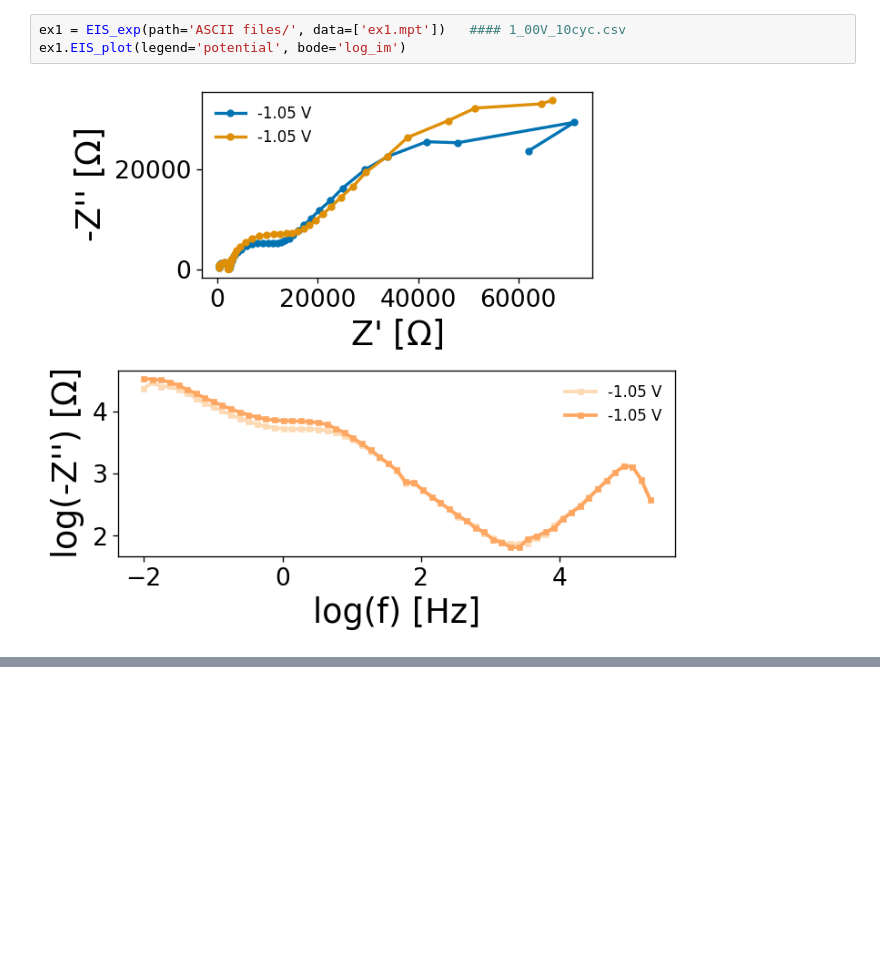
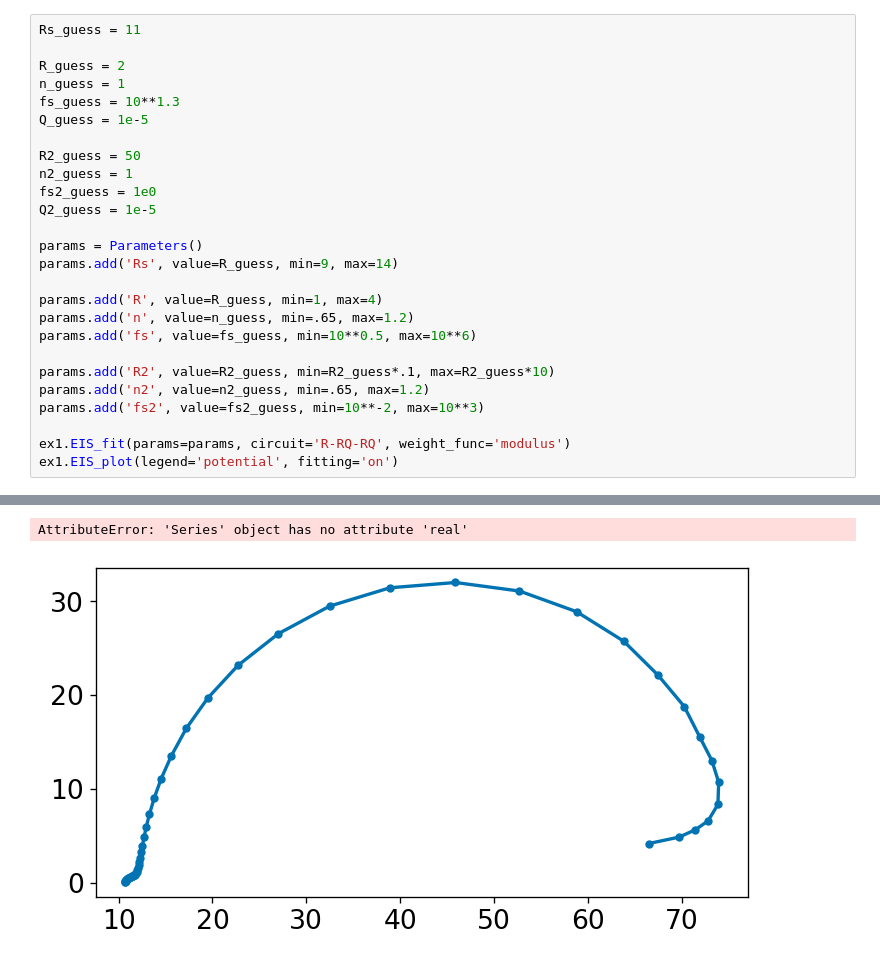
Before and after one commit to raulgarciadiez/EIS_HIROF, a Jupyter notebook: PyEIS_test.ipynb, the cells around one changed output, grey strips where cells are left out. Drawn from its saved outputs; the diff is of its cells as text; blank space fills up the shorter version.

```diff
--- a/PyEIS_test.ipynb
+++ b/PyEIS_test.ipynb
@@ -10,5 +10,27 @@ ex1.EIS_plot(legend='potential', bode='log_im')
-# %%
-ex1 = EIS_exp(path='ASCII files/', data=['ex1.mpt'])   #### 1_00V_10cyc.csv
-ex1.EIS_plot(legend='potential', bode='log_im')
-# %% [output]
-[figure, removed]
+# %%
+Rs_guess = 11
+
+R_guess = 2
+n_guess = 1
+fs_guess = 10**1.3
+Q_guess = 1e-5
+
+R2_guess = 50
+n2_guess = 1
+fs2_guess = 1e0
+Q2_guess = 1e-5
+
+params = Parameters()
+params.add('Rs', value=R_guess, min=9, max=14)
+
+params.add('R', value=R_guess, min=1, max=4)
+params.add('n', value=n_guess, min=.65, max=1.2)
+params.add('fs', value=fs_guess, min=10**0.5, max=10**6)
+
+params.add('R2', value=R2_guess, min=R2_guess*.1, max=R2_guess*10)
+params.add('n2', value=n2_guess, min=.65, max=1.2)
+params.add('fs2', value=fs2_guess, min=10**-2, max=10**3)
+
+ex1.EIS_fit(params=params, circuit='R-RQ-RQ', weight_func='modulus')
+ex1.EIS_plot(legend='potential', fitting='on')
+# %% [output]
@@ -14,0 +54,2 @@ ex1.EIS_plot(legend='potential', bode='log_im')
+AttributeError: 'Series' object has no attribute 'real'
+[figure, added]
```
Also changed, not shown: parts of 2 cells of this notebook, 1 other file.
